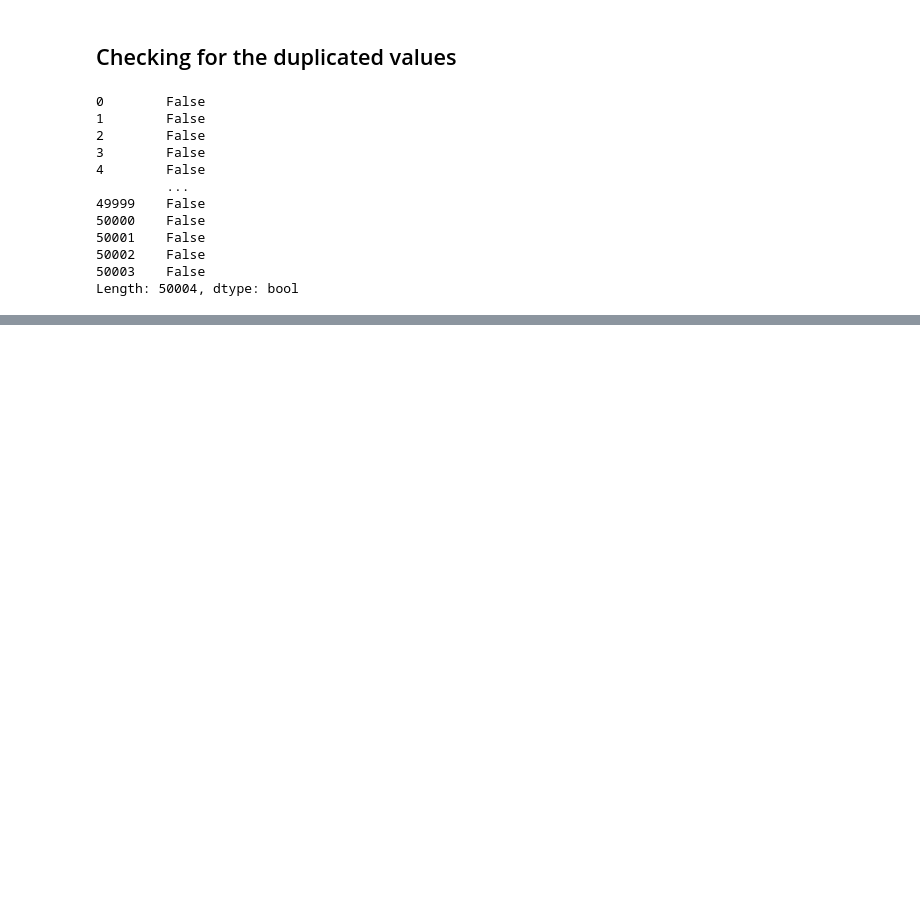
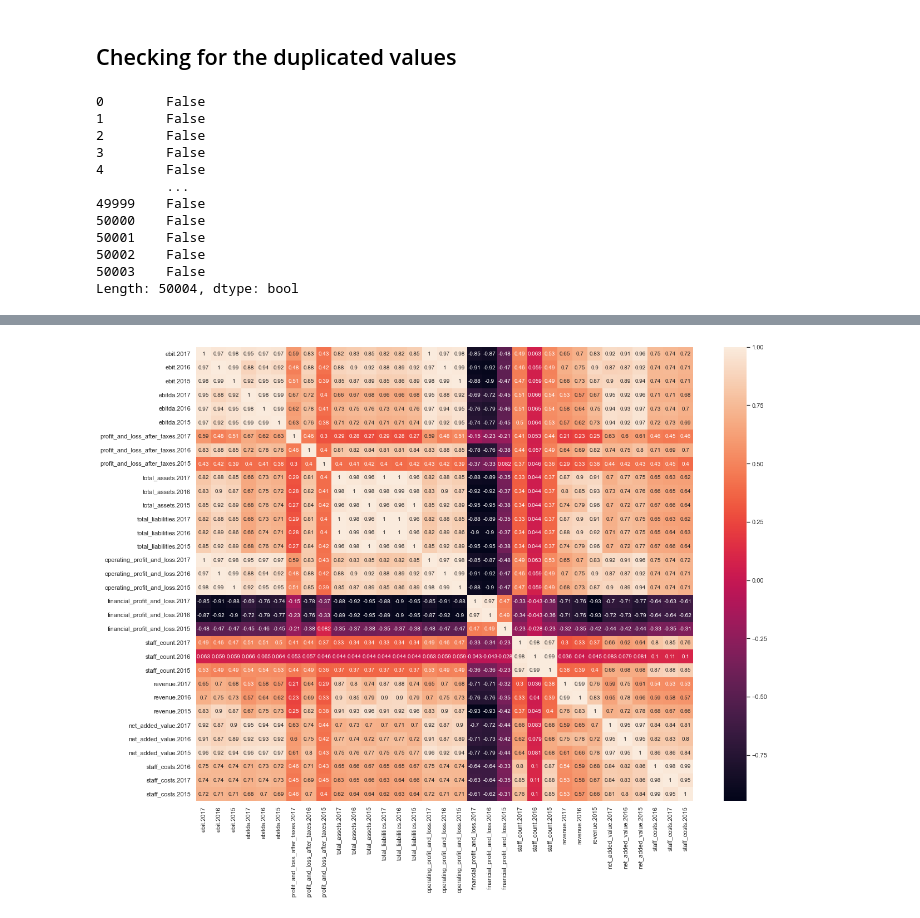
Before and after one commit to PragatiKhadka/revenue_prediction, a Jupyter notebook: Project1.ipynb, the cells around one changed output, grey strips where cells are left out. Drawn from its saved outputs; the diff is of its cells as text; code cells hidden in the pictures; blank space fills up the shorter version.

```diff
--- a/Project1.ipynb
+++ b/Project1.ipynb
@@ -70,0 +177,30 @@ Length: 50004, dtype: bool
+# %%
+#  Heatmap for the years (2017,2016,2015)
+
+# Increases the size of sns plots
+sns.set(rc={'figure.figsize':(20,15)})
+
+# selecting the columns that I want to check the correlation between them
+n_variables = ['ebit.2017', 'ebit.2016', 'ebit.2015',
+       'ebitda.2017', 'ebitda.2016', 'ebitda.2015',
+       'profit_and_loss_after_taxes.2017', 'profit_and_loss_after_taxes.2016','profit_and_loss_after_taxes.2015',
+       'total_assets.2017', 'total_assets.2016', 'total_assets.2015',
+       'total_liabilities.2017', 'total_liabilities.2016','total_liabilities.2015',
+       'operating_profit_and_loss.2017', 'operating_profit_and_loss.2016', 'operating_profit_and_loss.2015',
+       'financial_profit_and_loss.2017', 'financial_profit_and_loss.2016','financial_profit_and_loss.2015',
+       'staff_count.2017', 'staff_count.2016', 'staff_count.2015',
+       'revenue.2017', 'revenue.2016', 'revenue.2015',
+       'net_added_value.2017', 'net_added_value.2016', 'net_added_value.2015',
+       'staff_costs.2016', 'staff_costs.2017', 'staff_costs.2015']
+
+# creating the correlation dataset using Pearson method (linear relation)
+pc = df1[n_variables].corr(method ='pearson')
+
+cols = n_variables
+ax = sns.heatmap(pc, annot=True,
+                 yticklabels=cols,
+                 xticklabels=cols,
+                 annot_kws={'size':10},
+                 )
+# %% [output]
+[figure, added]
```
Also changed, not shown: parts of 23 cells of this notebook.
